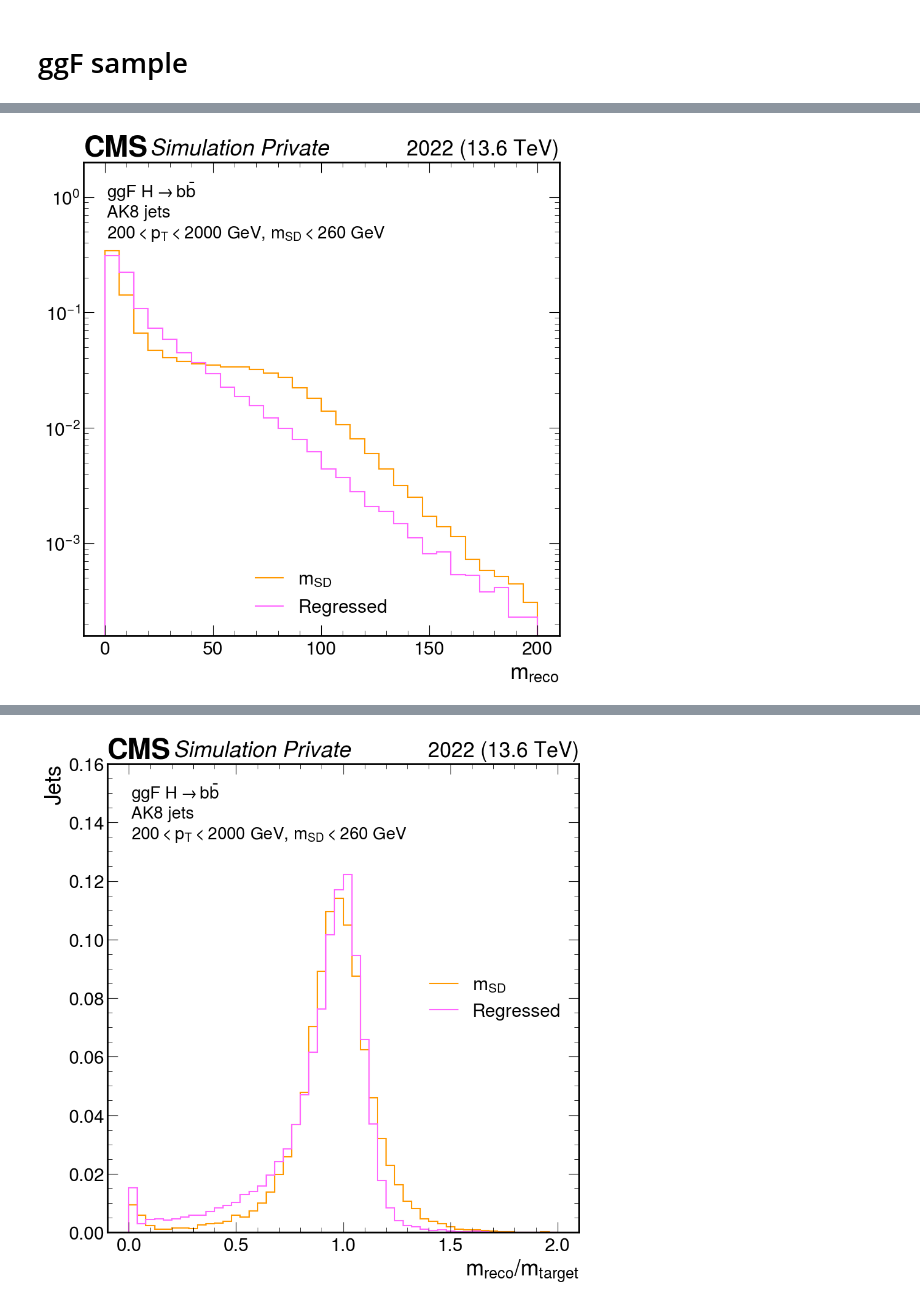
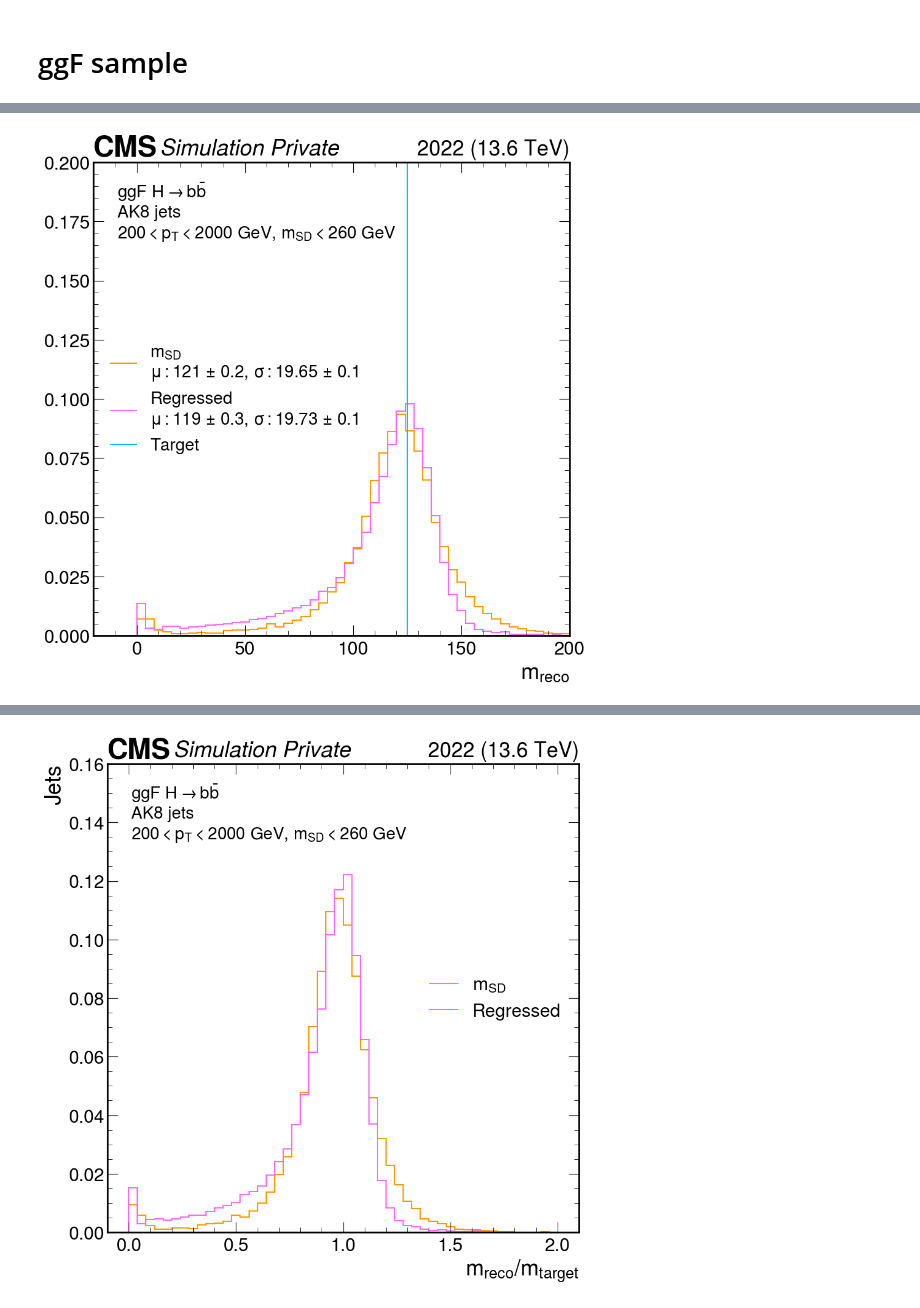
Before and after one commit to alintulu/Run3ScoutingJetTagging, a Jupyter notebook: Evaluation/AK8/massreg/massreg.ipynb, the cells around one changed output, grey strips where cells are left out. Cells and saved outputs as stored; diff of their text form; code cells hidden in the pictures.

Commit message:
Update evaluation notebooks with more plots

```diff
--- a/Evaluation/AK8/massreg/massreg.ipynb
+++ b/Evaluation/AK8/massreg/massreg.ipynb
@@ -594,39 +603,68 @@ util.save(output, "outfiles/2022/tagger/massreg_GluGluHto2B.coffea")
 [interactive output not drawn]
 [interactive output not drawn]
 [interactive output not drawn]
+# %%
+output = util.load("outfiles/2022/tagger/massreg_GluGluHto2B_wmass.coffea")
 # %%
 plt.style.use(mplhep.style.CMS)
+
+from test.jer import (
+    confidence,
+    confidence_unc,
+    get_median,
+)
+
+colours = {
+    "hbb" : "#FF66FF",
+    "qcd" : "#FF9900",
+    "hcc" : "deepskyblue"
+}
 
 fig, ax = plt.subplots(figsize=(10,10))
 
 h = output["h"]
 
-h1 = h.project("msd", "match")[:, hist.loc(0)]
+h1 = h.project("msd", "match", "pt")[:, hist.loc(1), sum] #hist.loc(600):hist.loc(2000):sum
+median = get_median(h1.axes[0].centers, h1.values(), h1.axes[0].edges, h1.sum())
+conf = confidence(h1)
+conf_unc = confidence_unc(conf, h1.sum())
 n = h1.sum()
 h1 = h1 / n
 
-mplhep.histplot(h1, ax=ax, label=r"$m_{SD}$", color=colours["qcd"])
+mplhep.histplot(h1, ax=ax,
+                label=r"$m_{SD}$"
+                + "\n" + "$\mu:$" + f"{median[0]:.0f}" + r" $\pm$ " + f"{median[1]:.1f}"
+                + r", $\sigma:$" + f"{conf:.2f}" + r" $\pm$ " + f"{conf_unc:.1f}",
+                color=colours["qcd"])
 
-h1 = h.project("reg", "match")[:, hist.loc(0)]
+h1 = h.project("reg", "match", "pt")[:, hist.loc(1), sum] #hist.loc(600):hist.loc(2000):sum
+median = get_median(h1.axes[0].centers, h1.values(), h1.axes[0].edges, h1.sum())
+conf = confidence(h1)
+conf_unc = confidence_unc(conf, h1.sum())
 n = h1.sum()
 h1 = h1 / n
 
-mplhep.histplot(h1, ax=ax, label=r"$Regressed$", color=colours["hbb"])
+mplhep.histplot(h1, ax=ax,
+                label="Regressed\n" + "$\mu:$" + f"{median[0]:.0f}" + r" $\pm$ " + f"{median[1]:.1f}"
+                + r", $\sigma:$" + f"{conf:.2f}" + r" $\pm$ " + f"{conf_unc:.1f}",
+                color=colours["hbb"])
 
-ax.set_yscale('log')
+ax.axvline(125, color=colours['hcc'], label="Target")
+
 ax.set_xlabel(r"$m_{reco}$")
-ax.legend(loc="lower center")
-ax.set_ylim(0, 2)
+ax.legend(loc="center left", fontsize=20)
+ax.set_ylim(0, 0.2)
+ax.set_xlim(-20, 200)
 
 label = mplhep.cms.label(ax=ax, data=False, year="2022", com=13.6, label="Private")
 
 coffee = plt.text(0.05, 0.83, r"ggF $H\rightarrow b\bar{b}$" + "\nAK8 jets\n" + r"$200 < p_T < 2000$ GeV, $m_{SD} < 260$ GeV",
                   fontsize=20,
                   horizontalalignment='left',
                   verticalalignment='bottom',
                   transform=ax.transAxes,
                  )
 
 # fig.savefig("Disc.pdf", bbox_inches='tight', pad_inches=0.1)
 # %% [output]
-[figure, old version]
+[figure, new version]
```
Also changed, not shown: parts of 16 cells of this notebook, 1 other file.
